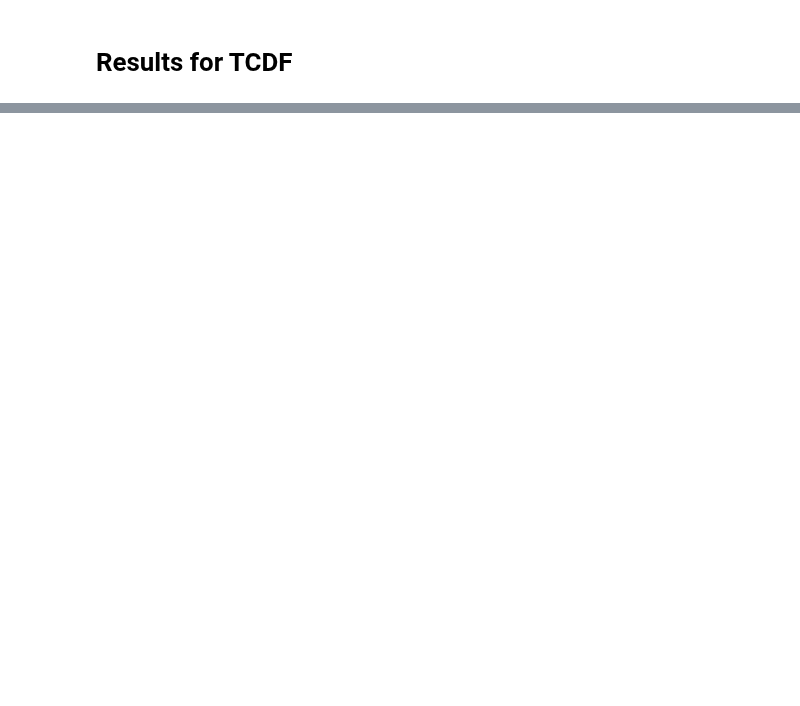
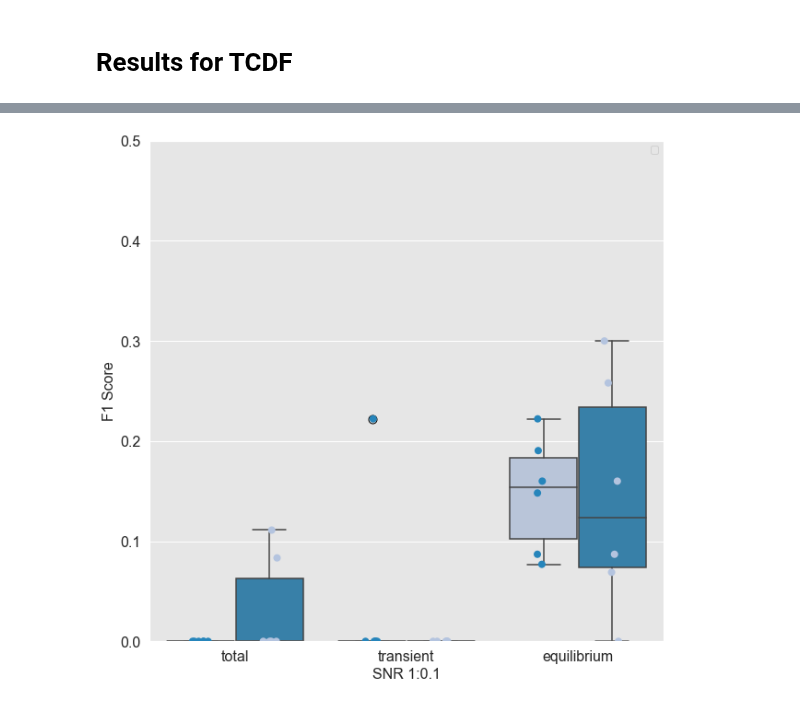
Before and after one commit to roosdraaijer/thesis, a Jupyter notebook: Results TCDF.ipynb, the cells around one changed output, grey strips where cells are left out. Saved outputs shown, nothing was run; the diff lists cells and outputs as text; code cells hidden in the pictures; blank space fills up the shorter version.

```diff
--- a/Results TCDF.ipynb
+++ b/Results TCDF.ipynb
@@ -2121,0 +2158,4 @@ plt.show()
+# %%
+summaryplot('1:0.1')
+# %% [output]
+[figure, added]
```
Also changed, not shown: parts of 11 cells of this notebook, 5 other files.
